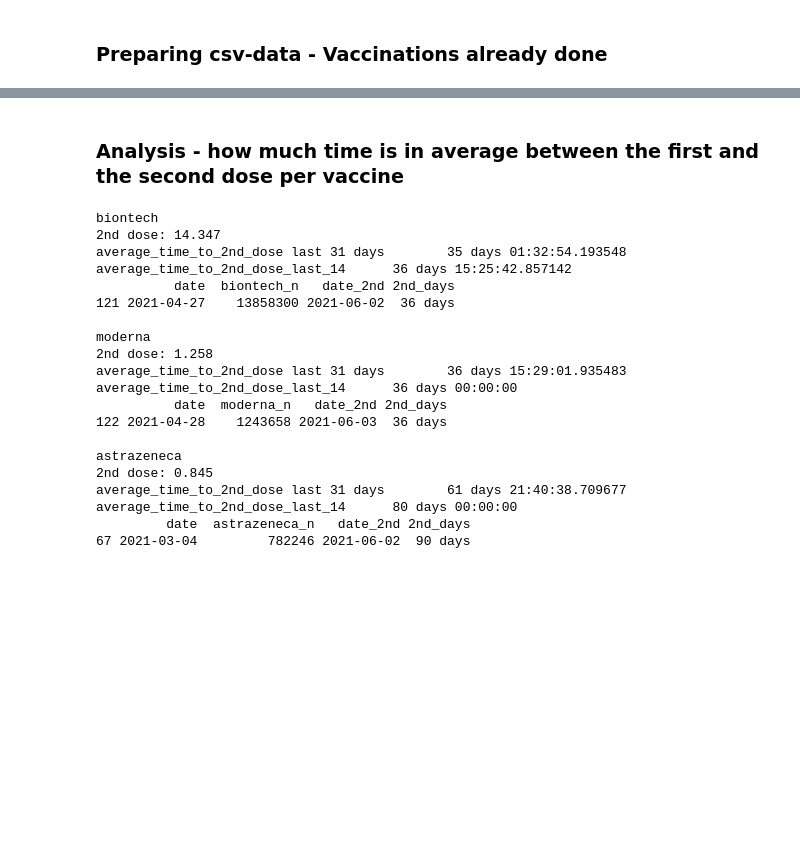
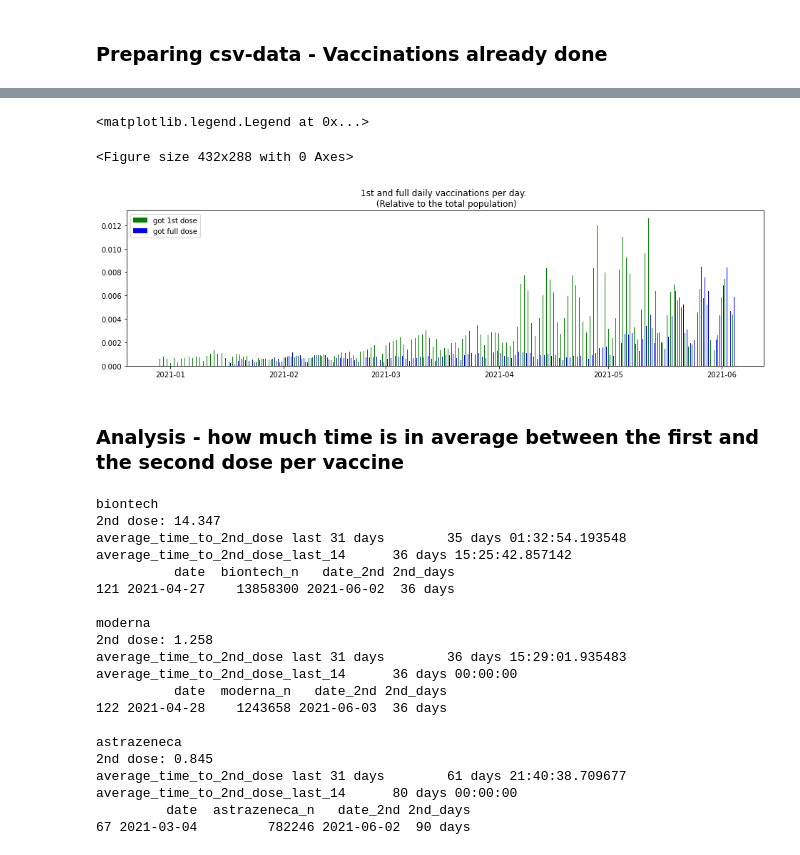
Before and after one commit to ThomasRegier/corona_vaccination_effect_predictor, a Jupyter notebook: Corona-Vaccination-Calculator.ipynb, the cells around one changed output, grey strips where cells are left out. Cells and saved outputs as stored; diff of their text form; code cells hidden in the pictures; blank space fills up the shorter version.

```diff
--- a/Corona-Vaccination-Calculator.ipynb
+++ b/Corona-Vaccination-Calculator.ipynb
@@ -139,3 +154,16 @@ plt.legend(loc="upper left")
+# %%
+width = 30 / len(df["date"])
+next_ = dt.timedelta(hours=12)
+plt.figure('daily vaccinations - bar chart')
+fig = plt.figure(figsize=(16,4))
+plt.title('1st and full daily vaccinations per day. \n (Relative to the total population)')
+plt.bar(df["date"], df['new_1st'], color = "g", label="got 1st dose", width=width)
+plt.bar(df["date"] + next_, df['new_full'], color = "b", label="got full dose", width=width)
+plt.legend(loc="upper left")
+# %% [output]
+<matplotlib.legend.Legend at 0x...>
+<Figure size 432x288 with 0 Axes>
+[figure, added]
 # %% [markdown]
 ### Analysis - how much time is in average between the first and the second dose per vaccine
 # %%
```
Also changed, not shown: parts of 17 cells of this notebook, 2 other files.
